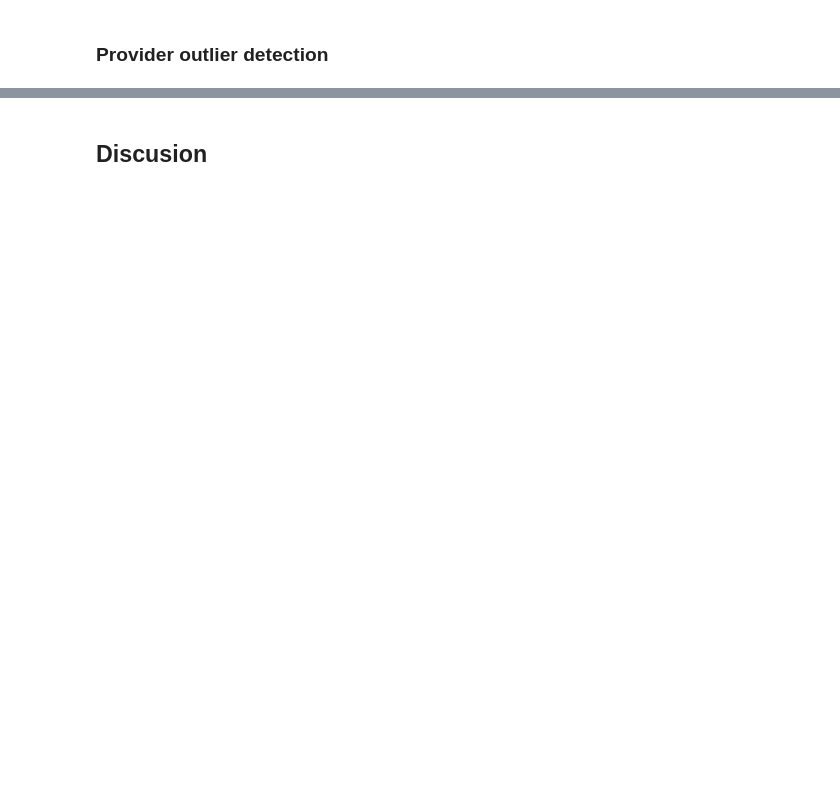
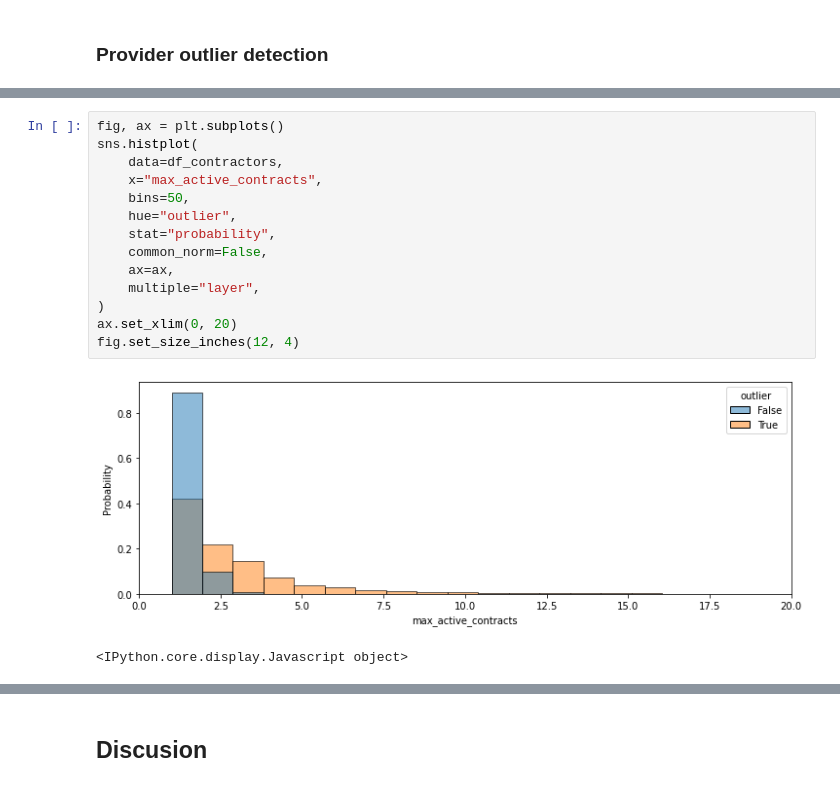
Before and after one commit to jcazuero94/PublicContractingColombia, a Jupyter notebook: notebooks/Report.ipynb, the cells around one changed output, grey strips where cells are left out. Saved outputs shown, nothing was run; the diff lists cells and outputs as text; blank space fills up the shorter version.

```diff
--- a/notebooks/Report.ipynb
+++ b/notebooks/Report.ipynb
@@ -360,0 +416,17 @@ A random forest regressor was also constructed using the TfIdf vectorization. Th
+# %%
+fig, ax = plt.subplots()
+sns.histplot(
+    data=df_contractors,
+    x="max_active_contracts",
+    bins=50,
+    hue="outlier",
+    stat="probability",
+    common_norm=False,
+    ax=ax,
+    multiple="layer",
+)
+ax.set_xlim(0, 20)
+fig.set_size_inches(12, 4)
+# %% [output]
+[figure, added]
+<IPython.core.display.Javascript object>
```
Also changed, not shown: parts of 22 cells of this notebook, 21 other files.
